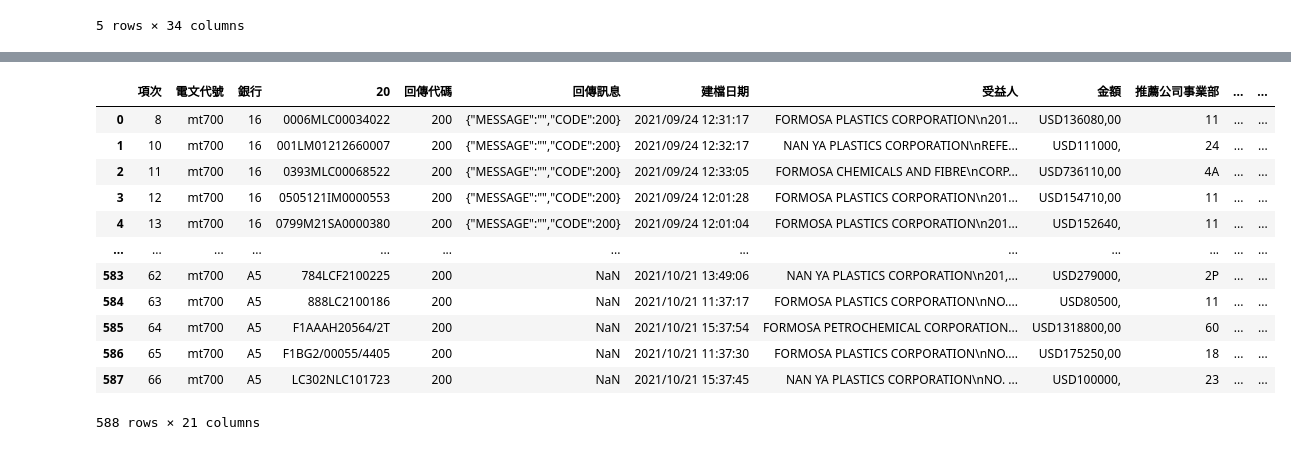
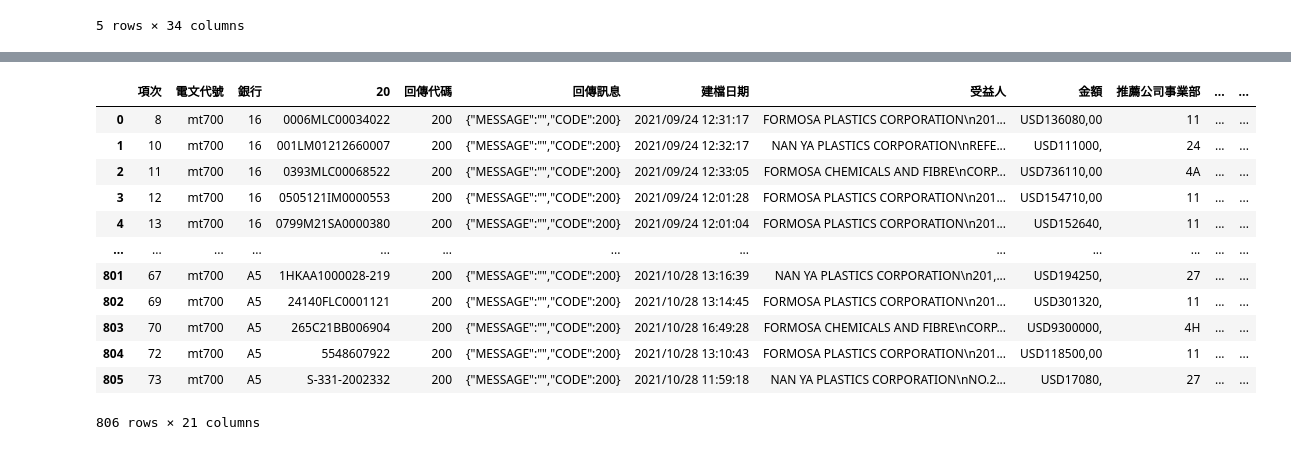
Before and after one commit to skywalker0803r/Letter-of-Credit-Intelligent-Auxiliary-Semantic-Analysis-System, a Jupyter notebook: notebook/測試結果debug.ipynb, the cells around one changed output, grey strips where cells are left out. Drawn from its saved outputs; the diff is of its cells as text; code cells hidden in the pictures.

```diff
--- a/notebook/測試結果debug.ipynb
+++ b/notebook/測試結果debug.ipynb
@@ -44,20 +44,20 @@ df
 # %%
-error_test = pd.read_csv('../data/測試數據/0927到1022.csv',index_col=0).reset_index(drop=True)
+error_test = pd.read_csv('../data/測試數據/0927到1029.csv',index_col=0).reset_index(drop=True)
 error_test
 # %% [output]
 |  | 項次 | 電文代號 | 銀行 | 20 | 回傳代碼 | 回傳訊息 | 建檔日期 | 受益人 | 金額 | 推薦公司事業部 | ... | ... |
 | 0 | 8 | mt700 | 16 | 0006MLC00034022 | 200 | {"MESSAGE":"","CODE":200} | 2021/09/24 12:31:17 | FORMOSA PLASTICS CORPORATION\n201... | USD136080,00 | 11 | ... | ... |
 | 1 | 10 | mt700 | 16 | 001LM01212660007 | 200 | {"MESSAGE":"","CODE":200} | 2021/09/24 12:32:17 | NAN YA PLASTICS CORPORATION\nREFE... | USD111000, | 24 | ... | ... |
 | 2 | 11 | mt700 | 16 | 0393MLC00068522 | 200 | {"MESSAGE":"","CODE":200} | 2021/09/24 12:33:05 | FORMOSA CHEMICALS AND FIBRE\nCORP... | USD736110,00 | 4A | ... | ... |
 | 3 | 12 | mt700 | 16 | 0505121IM0000553 | 200 | {"MESSAGE":"","CODE":200} | 2021/09/24 12:01:28 | FORMOSA PLASTICS CORPORATION\n201... | USD154710,00 | 11 | ... | ... |
 | 4 | 13 | mt700 | 16 | 0799M21SA0000380 | 200 | {"MESSAGE":"","CODE":200} | 2021/09/24 12:01:04 | FORMOSA PLASTICS CORPORATION\n201... | USD152640, | 11 | ... | ... |
 | ... | ... | ... | ... | ... | ... | ... | ... | ... | ... | ... | ... | ... |
-| 583 | 62 | mt700 | A5 | 784LCF2100225 | 200 | NaN | 2021/10/21 13:49:06 | NAN YA PLASTICS CORPORATION\n201,... | USD279000, | 2P | ... | ... |
-| 584 | 63 | mt700 | A5 | 888LC2100186 | 200 | NaN | 2021/10/21 11:37:17 | FORMOSA PLASTICS CORPORATION\nNO.... | USD80500, | 11 | ... | ... |
-| 585 | 64 | mt700 | A5 | F1AAAH20564/2T | 200 | NaN | 2021/10/21 15:37:54 | FORMOSA PETROCHEMICAL CORPORATION... | USD1318800,00 | 60 | ... | ... |
-| 586 | 65 | mt700 | A5 | F1BG2/00055/4405 | 200 | NaN | 2021/10/21 11:37:30 | FORMOSA PLASTICS CORPORATION\nNO.... | USD175250,00 | 18 | ... | ... |
-| 587 | 66 | mt700 | A5 | LC302NLC101723 | 200 | NaN | 2021/10/21 15:37:45 | NAN YA PLASTICS CORPORATION\nNO. ... | USD100000, | 23 | ... | ... |
+| 801 | 67 | mt700 | A5 | 1HKAA1000028-219 | 200 | {"MESSAGE":"","CODE":200} | 2021/10/28 13:16:39 | NAN YA PLASTICS CORPORATION\n201,... | USD194250, | 27 | ... | ... |
+| 802 | 69 | mt700 | A5 | 24140FLC0001121 | 200 | {"MESSAGE":"","CODE":200} | 2021/10/28 13:14:45 | FORMOSA PLASTICS CORPORATION\n201... | USD301320, | 11 | ... | ... |
+| 803 | 70 | mt700 | A5 | 265C21BB006904 | 200 | {"MESSAGE":"","CODE":200} | 2021/10/28 16:49:28 | FORMOSA CHEMICALS AND FIBRE\nCORP... | USD9300000, | 4H | ... | ... |
+| 804 | 72 | mt700 | A5 | 5548607922 | 200 | {"MESSAGE":"","CODE":200} | 2021/10/28 13:10:43 | FORMOSA PLASTICS CORPORATION\n201... | USD118500,00 | 11 | ... | ... |
+| 805 | 73 | mt700 | A5 | S-331-2002332 | 200 | {"MESSAGE":"","CODE":200} | 2021/10/28 11:59:18 | NAN YA PLASTICS CORPORATION\nNO.2... | USD17080, | 27 | ... | ... |
-588 rows × 21 columns
+806 rows × 21 columns
 # %%
 for a,b in zip(error_test.loc[df.index,'推薦公司事業部'].values,df['推薦公司事業部'].values):
     assert str(a) == str(b)
```
Also changed, not shown: parts of 2 cells of this notebook.
